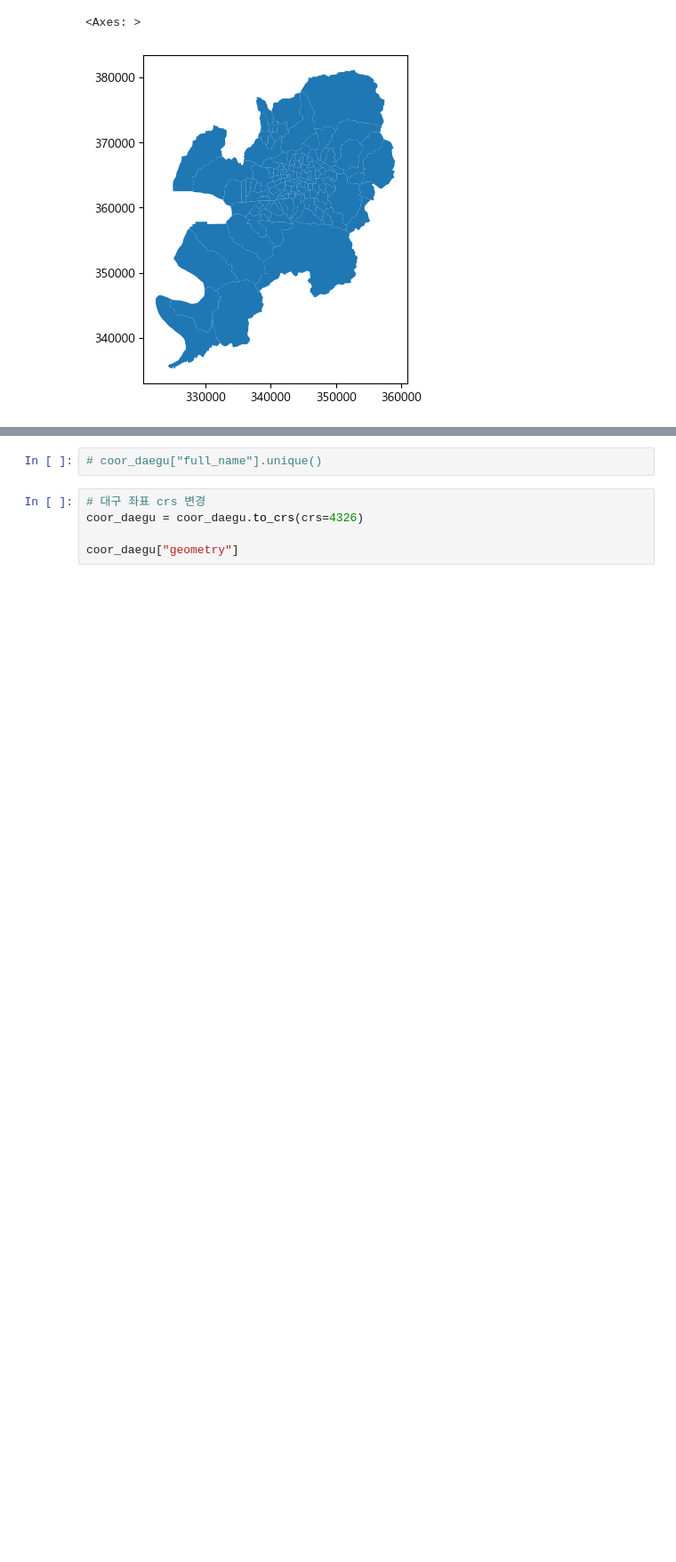
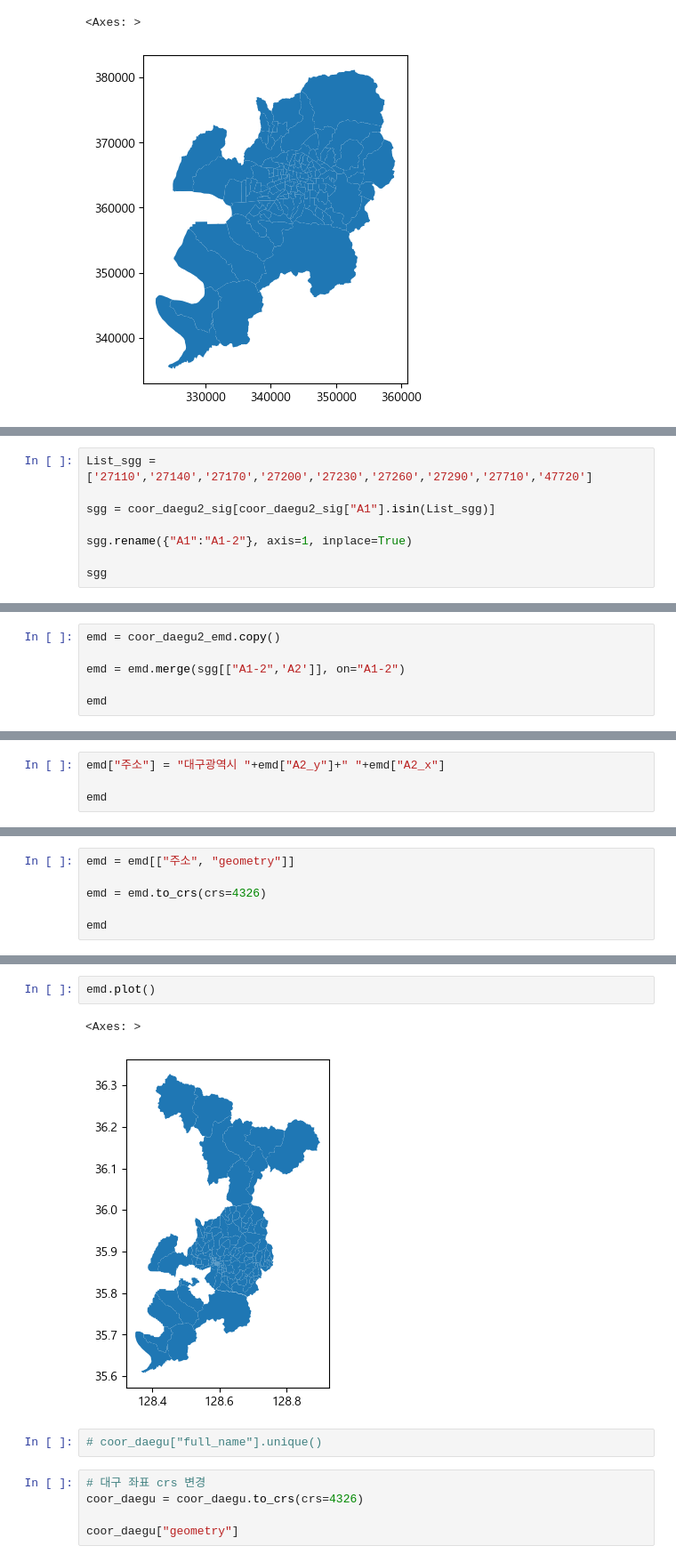
Before and after one commit to nyeokinyeoki/dacon_accident, a Jupyter notebook: accident.ipynb, the cells around one changed output, grey strips where cells are left out. Shown at 89% size. Cells and saved outputs as stored; diff of their text form; blank space fills up the shorter version.

```diff
--- a/accident.ipynb
+++ b/accident.ipynb
@@ -1425,0 +1643,8 @@ coor_daegu.plot()
+# %%
+List_sgg = ['27110','27140','27170','27200','27230','27260','27290','27710','47720']
+
+sgg = coor_daegu2_sig[coor_daegu2_sig["A1"].isin(List_sgg)]
+
+sgg.rename({"A1":"A1-2"}, axis=1, inplace=True)
+
+sgg
@@ -1425,0 +1662,6 @@ coor_daegu.plot()
+# %%
+emd = coor_daegu2_emd.copy()
+
+emd = emd.merge(sgg[["A1-2",'A2']], on="A1-2")
+
+emd
@@ -1425,0 +1682,4 @@ coor_daegu.plot()
+# %%
+emd["주소"] = "대구광역시 "+emd["A2_y"]+" "+emd["A2_x"]
+
+emd
@@ -1425,0 +1700,6 @@ coor_daegu.plot()
+# %%
+emd = emd[["주소", "geometry"]]
+
+emd = emd.to_crs(crs=4326)
+
+emd
@@ -1426,3 +1726,8 @@ coor_daegu.plot()
+# %%
+emd.plot()
+# %% [output]
+<Axes: >
+[figure, added]
 # %%
 # coor_daegu["full_name"].unique()
 # %%
```
Also changed, not shown: parts of 26 cells of this notebook.
